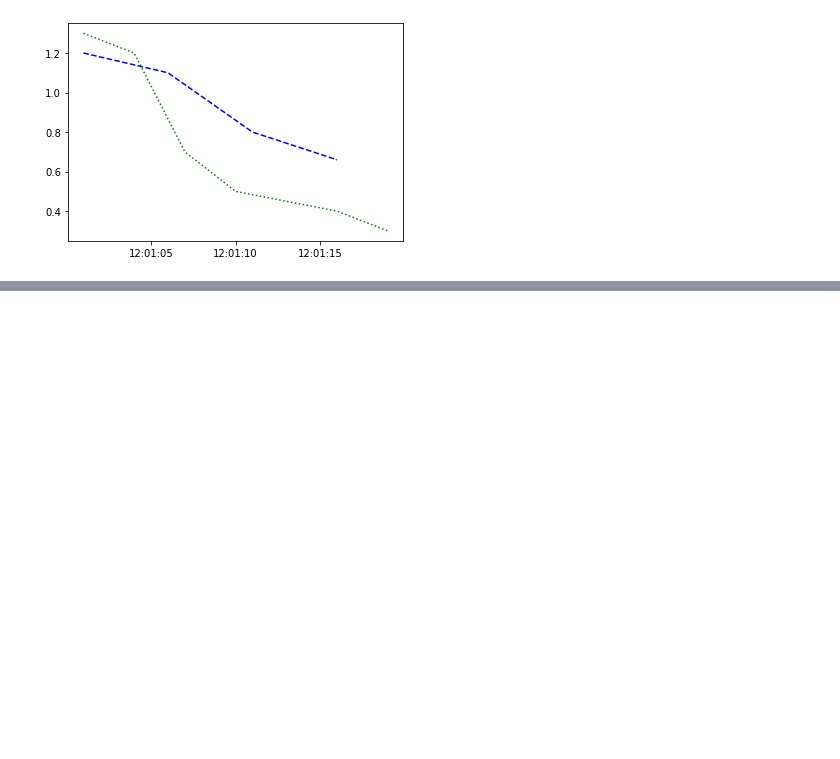
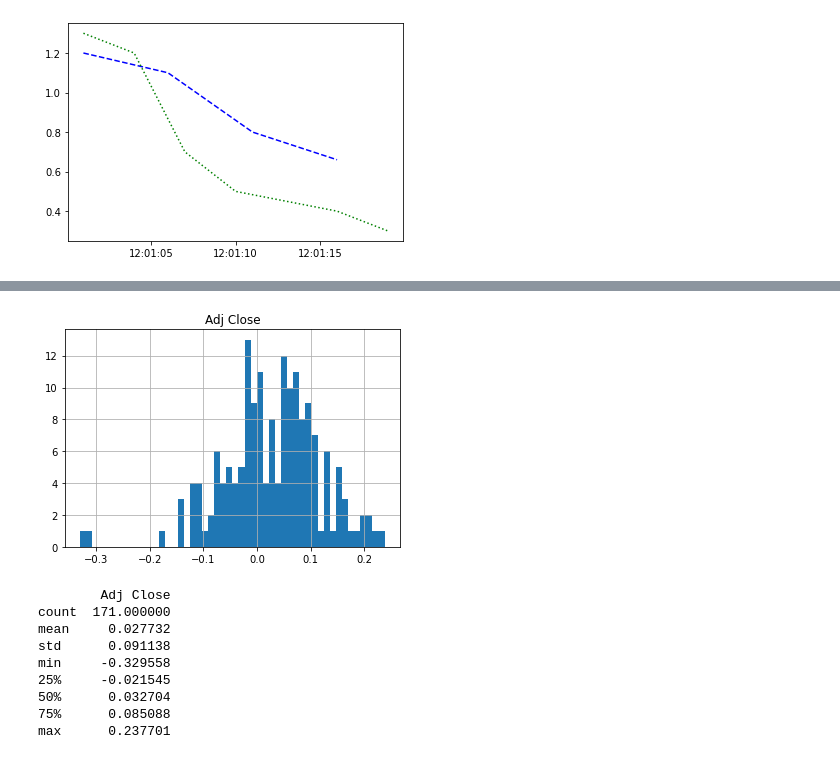
Before and after one commit to lukadlm97/algorithmic-trading-with-python, a Jupyter notebook: Another approach of trading simulation.ipynb, the cells around one changed output, grey strips where cells are left out. Cells and saved outputs as stored; diff of their text form; code cells hidden in the pictures; blank space fills up the shorter version.

```diff
--- a/Another approach of trading simulation.ipynb
+++ b/Another approach of trading simulation.ipynb
@@ -295,0 +312,2 @@ d.loc['2013-1-1':].plot(title='BTC/USD exchangerate',figsize=(10, 6));
+# %%
+bussines_month=aapl.resample('BM').apply(lambda x:x[-1])
@@ -295,0 +324,5 @@ d.loc['2013-1-1':].plot(title='BTC/USD exchangerate',figsize=(10, 6));
+# %%
+monthly_changes = bussines_month[['Adj Close']].pct_change()
+# %%
+monthly_changes['Adj Close'] = monthly_changes['Adj Close'].fillna(0)
+monthly_changes.head()
@@ -295,0 +360,23 @@ d.loc['2013-1-1':].plot(title='BTC/USD exchangerate',figsize=(10, 6));
+# %%
+# Import matplotlib
+import matplotlib.pyplot as plt
+
+# Plot the distribution of `daily_pct_c`
+monthly_changes.hist(bins=50)
+
+# Show the plot
+plt.show()
+
+# Pull up summary statistics
+print(monthly_changes.describe())
+# %% [output]
+[figure, added]
+        Adj Close
+count  171.000000
+mean     0.027732
+std      0.091138
+min     -0.329558
+25%     -0.021545
+50%      0.032704
+75%      0.085088
+max      0.237701
```
Also changed, not shown: parts of 20 cells of this notebook, 1 other file.
